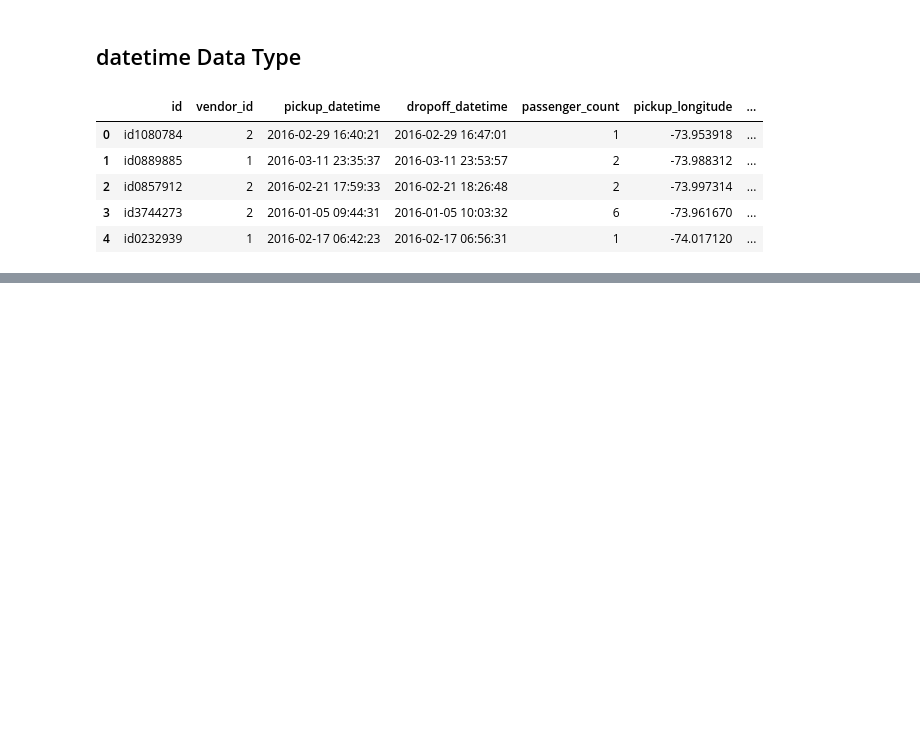
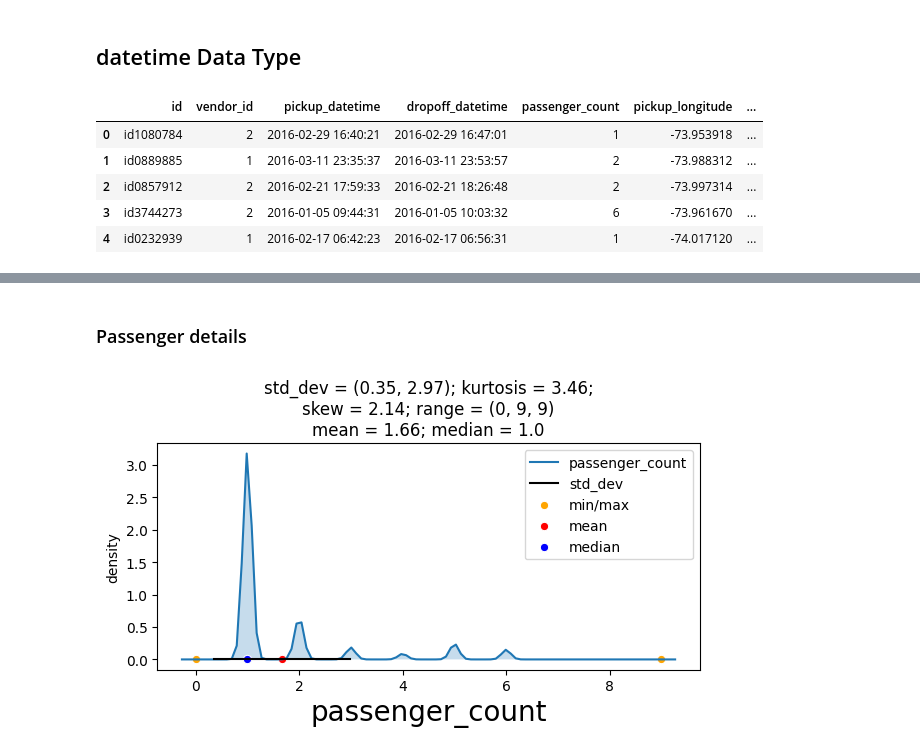
Before and after one commit to arunkumarpadmaneri/NYC_Taxi_Trip, a Jupyter notebook: NYC_Taxi_Trip.ipynb, the cells around one changed output, grey strips where cells are left out. Drawn from its saved outputs; the diff is of its cells as text; code cells hidden in the pictures; blank space fills up the shorter version.

```diff
--- a/NYC_Taxi_Trip.ipynb
+++ b/NYC_Taxi_Trip.ipynb
@@ -140,22 +115,16 @@ df["store_and_fwd_flag"] = df["store_and_fwd_flag"].astype("category")
 ## datetime Data Type
 # %%
 # creating an instance(date) of DatetimeIndex class using "pickup_datetime and dropoff_datetime"
-date = pd.DatetimeIndex(df['pickup_datetime'])
-date1 = pd.DatetimeIndex(df['dropoff_datetime'])
+date = pd.to_datetime(df1['pickup_datetime'])
+date1 = pd.to_datetime(df1['dropoff_datetime'])
 # %%
-# extracting new columns from "last_transaction"
-
-# last day of year when pickup was done
-df['doy_pickup'] = date.dayofyear
-
-# week of year when pickup was done
-df['woy_pickup'] = date.weekofyear
-
+# extracting new columns from "pickup time and drop time"
 # month of year when pickup was done
-df['moy_pickup'] = date.month
-
+df1['month_pickup'] = date.dt.month_name().astype("category")
 # day of week when pickup  was done
-df['dow_pickup'] = date.dayofweek
-
+df1['dow_pickup'] = date.dt.day_name().astype("category")
+df1['hour_pickup'] = date.dt.hour
 # day of week when pickup  was done
-df['dow_dropoff'] = date1.dayofweek
+df1['dow_dropoff'] = date1.dt.day_name().astype("category")
+df1['hour_dropoff'] = date1.dt.hour
+df1["isweekend"] =  df1["dow_pickup"].apply(lambda x: 1 if x=="Saturday" or x=="Sunday" else 0)
@@ -168,3 +155,7 @@ df.head()
 | 2 | id0857912 | 2 | 2016-02-21 17:59:33 | 2016-02-21 18:26:48 | 2 | -73.997314 | ... |
 | 3 | id3744273 | 2 | 2016-01-05 09:44:31 | 2016-01-05 10:03:32 | 6 | -73.961670 | ... |
 | 4 | id0232939 | 1 | 2016-02-17 06:42:23 | 2016-02-17 06:56:31 | 1 | -74.017120 | ... |
+# %%
+df1["season"] = df1["season"].astype("category")
+df1["isweekend"] = df1["isweekend"].astype("category")
+df1.dtypes
@@ -170,0 +199,6 @@ df.head()
+# %%
+# segregating the varriables into groups
+passenger_details = ["passenger_count"]
+travel_details = ["distance","speed","trip_duration"]
+#travel_details = ["distance","speed"]
+timewise_details = ["hour_pickup","hour_dropoff"]
@@ -170,0 +261,6 @@ df.head()
+# %% [markdown]
+### Passenger details
+# %%
+UVA_numeric(df1, passenger_details)
+# %% [output]
+[figure, added]
```
Also changed, not shown: parts of 92 cells of this notebook.
